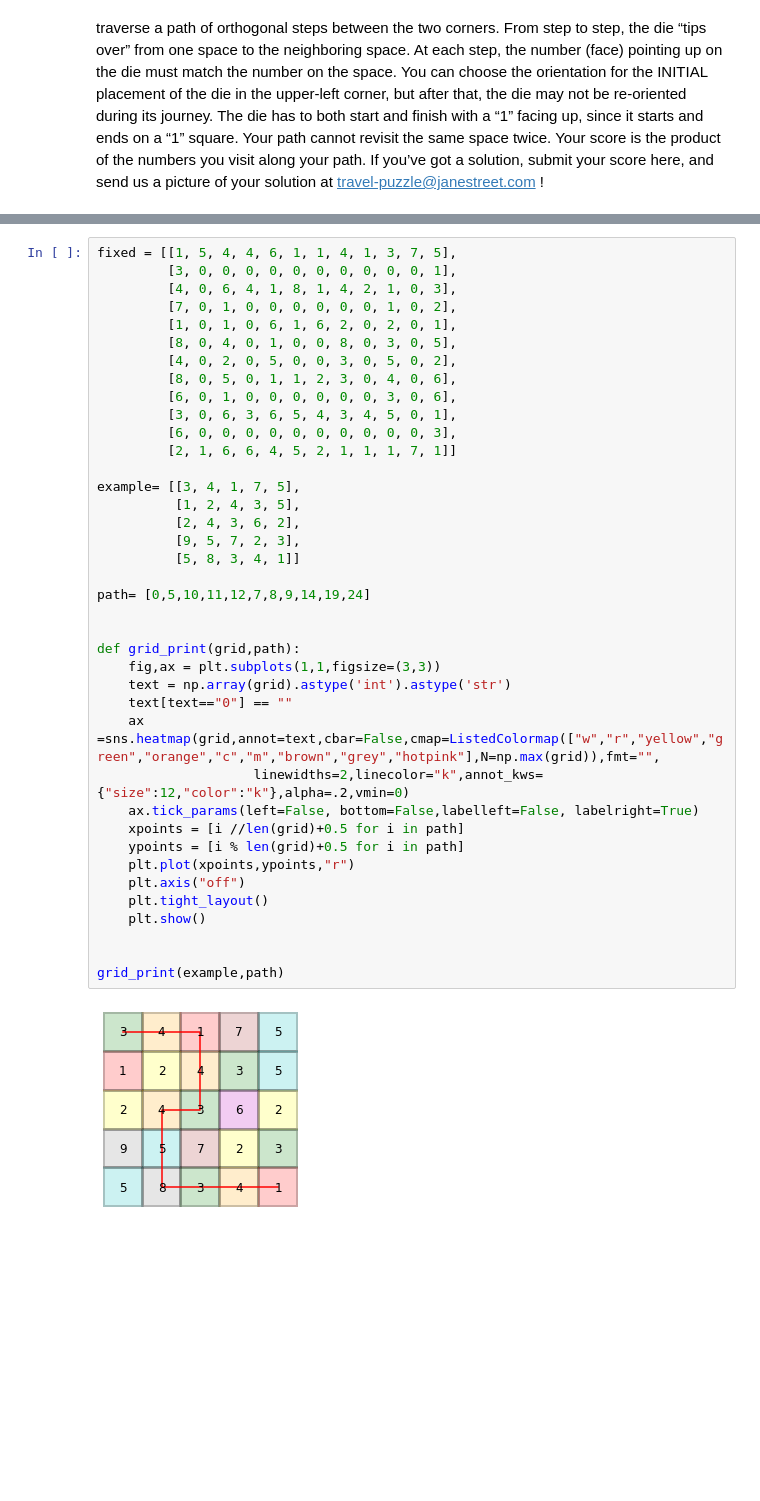
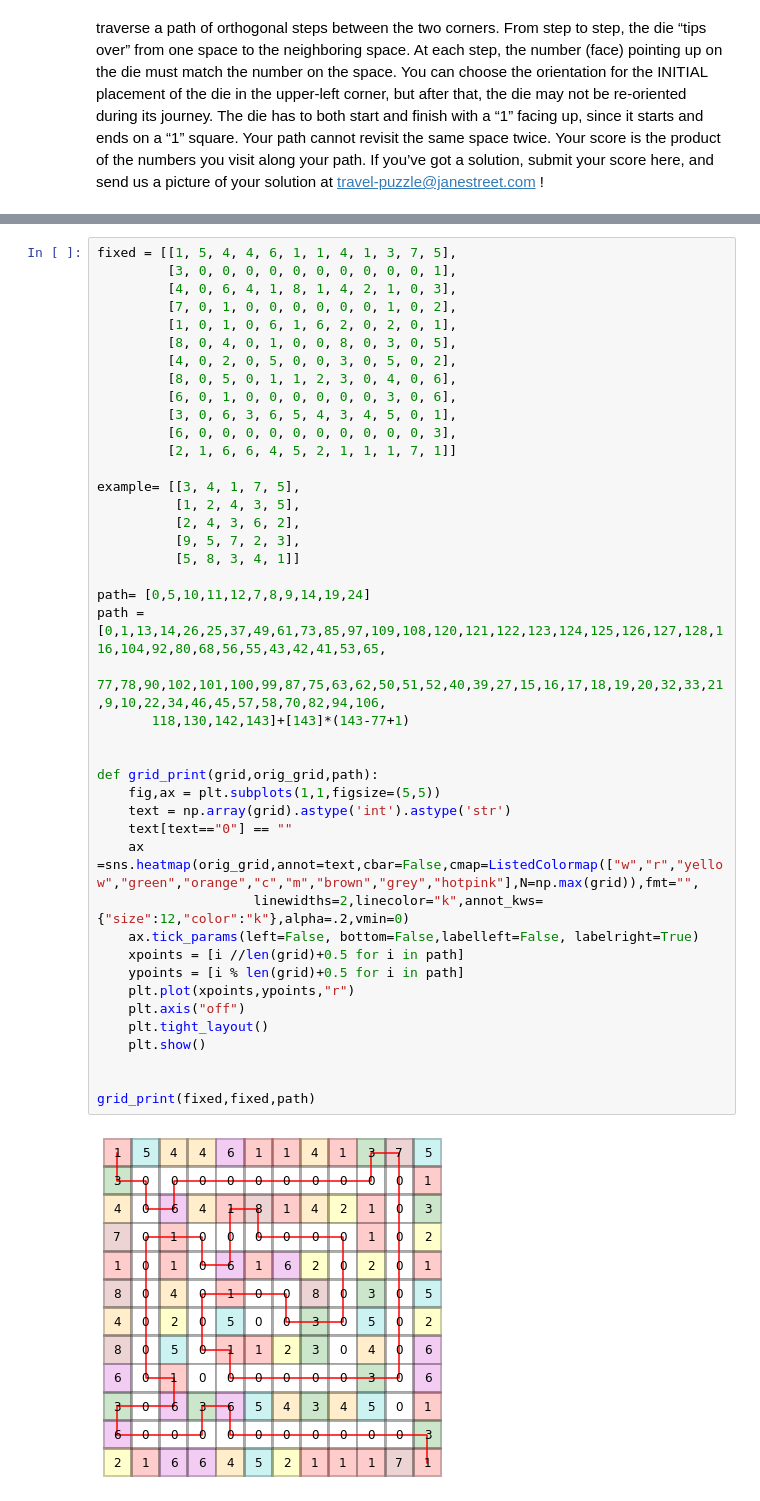
Before and after one commit to gowen100/Jane-Street-Solutions, a Jupyter notebook: 2016_02_TravelAgent.ipynb, the cells around one changed output, grey strips where cells are left out. Saved outputs shown, nothing was run; the diff lists cells and outputs as text; blank space fills up the shorter version.

```diff
--- a/2016_02_TravelAgent.ipynb
+++ b/2016_02_TravelAgent.ipynb
@@ -42,38 +43,41 @@ fixed = [[1, 5, 4, 4, 6, 1, 1, 4, 1, 3, 7, 5],
          [8, 0, 4, 0, 1, 0, 0, 8, 0, 3, 0, 5],
          [4, 0, 2, 0, 5, 0, 0, 3, 0, 5, 0, 2],
          [8, 0, 5, 0, 1, 1, 2, 3, 0, 4, 0, 6],
          [6, 0, 1, 0, 0, 0, 0, 0, 0, 3, 0, 6],
          [3, 0, 6, 3, 6, 5, 4, 3, 4, 5, 0, 1],
          [6, 0, 0, 0, 0, 0, 0, 0, 0, 0, 0, 3],
          [2, 1, 6, 6, 4, 5, 2, 1, 1, 1, 7, 1]]
 
 example= [[3, 4, 1, 7, 5],
           [1, 2, 4, 3, 5],
           [2, 4, 3, 6, 2],
           [9, 5, 7, 2, 3],
           [5, 8, 3, 4, 1]]
 
 path= [0,5,10,11,12,7,8,9,14,19,24]
+path =[0,1,13,14,26,25,37,49,61,73,85,97,109,108,120,121,122,123,124,125,126,127,128,116,104,92,80,68,56,55,43,42,41,53,65,
+       77,78,90,102,101,100,99,87,75,63,62,50,51,52,40,39,27,15,16,17,18,19,20,32,33,21,9,10,22,34,46,45,57,58,70,82,94,106,
+       118,130,142,143]+[143]*(143-77+1)
 
 
-def grid_print(grid,path):
-    fig,ax = plt.subplots(1,1,figsize=(3,3))
+def grid_print(grid,orig_grid,path):
+    fig,ax = plt.subplots(1,1,figsize=(5,5))
     text = np.array(grid).astype('int').astype('str')
     text[text=="0"] == ""
-    ax =sns.heatmap(grid,annot=text,cbar=False,cmap=ListedColormap(["w","r","yellow","green","orange","c","m","brown","grey","hotpink"],N=np.max(grid)),fmt="",
+    ax =sns.heatmap(orig_grid,annot=text,cbar=False,cmap=ListedColormap(["w","r","yellow","green","orange","c","m","brown","grey","hotpink"],N=np.max(grid)),fmt="",
                     linewidths=2,linecolor="k",annot_kws={"size":12,"color":"k"},alpha=.2,vmin=0)
     ax.tick_params(left=False, bottom=False,labelleft=False, labelright=True)
     xpoints = [i //len(grid)+0.5 for i in path]
     ypoints = [i % len(grid)+0.5 for i in path]
     plt.plot(xpoints,ypoints,"r")
     plt.axis("off")
     plt.tight_layout()
     plt.show()
 
 
-grid_print(example,path)
+grid_print(fixed,fixed,path)
 # %% [output]
-[figure, old version]
+[figure, new version]
 # %%
 def solve_grid(grid):
     start = time.time()
```
Also changed, not shown: parts of 5 cells of this notebook.
